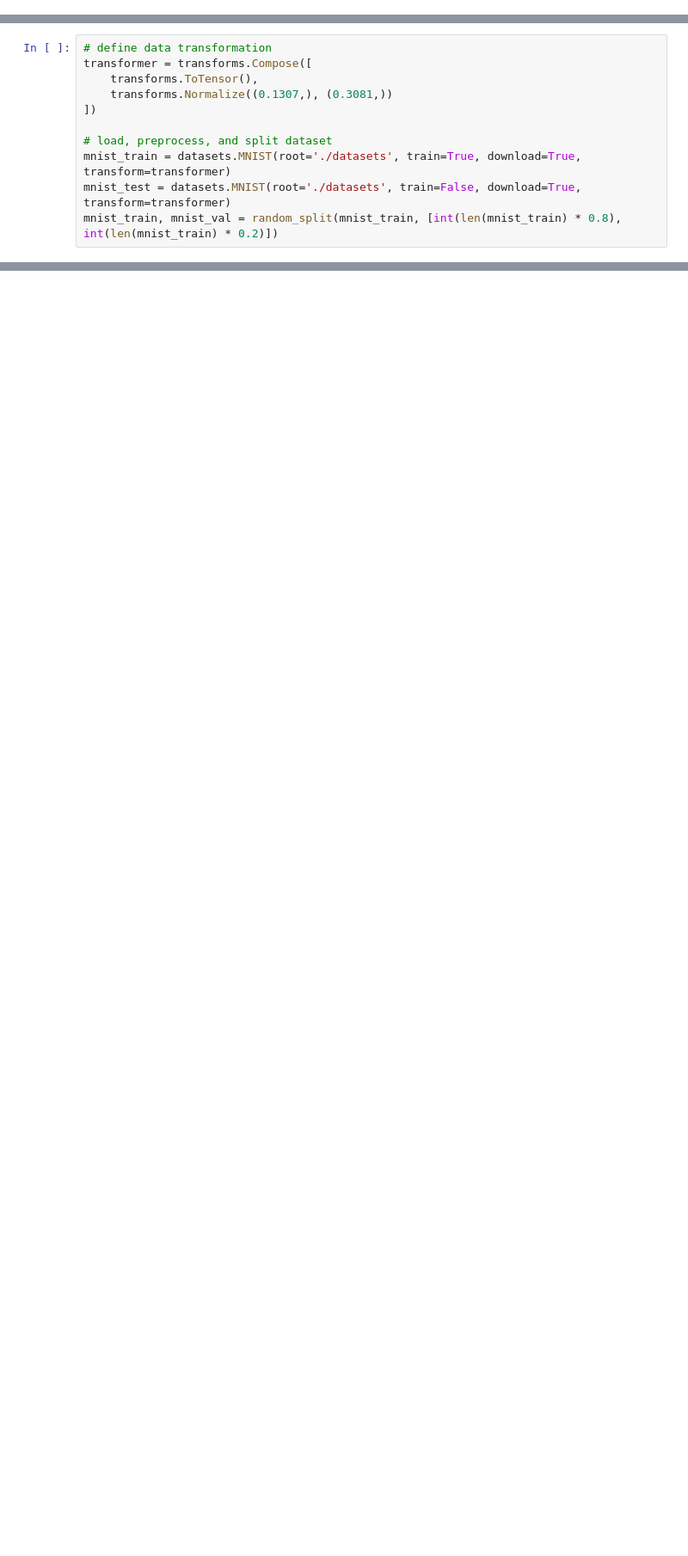
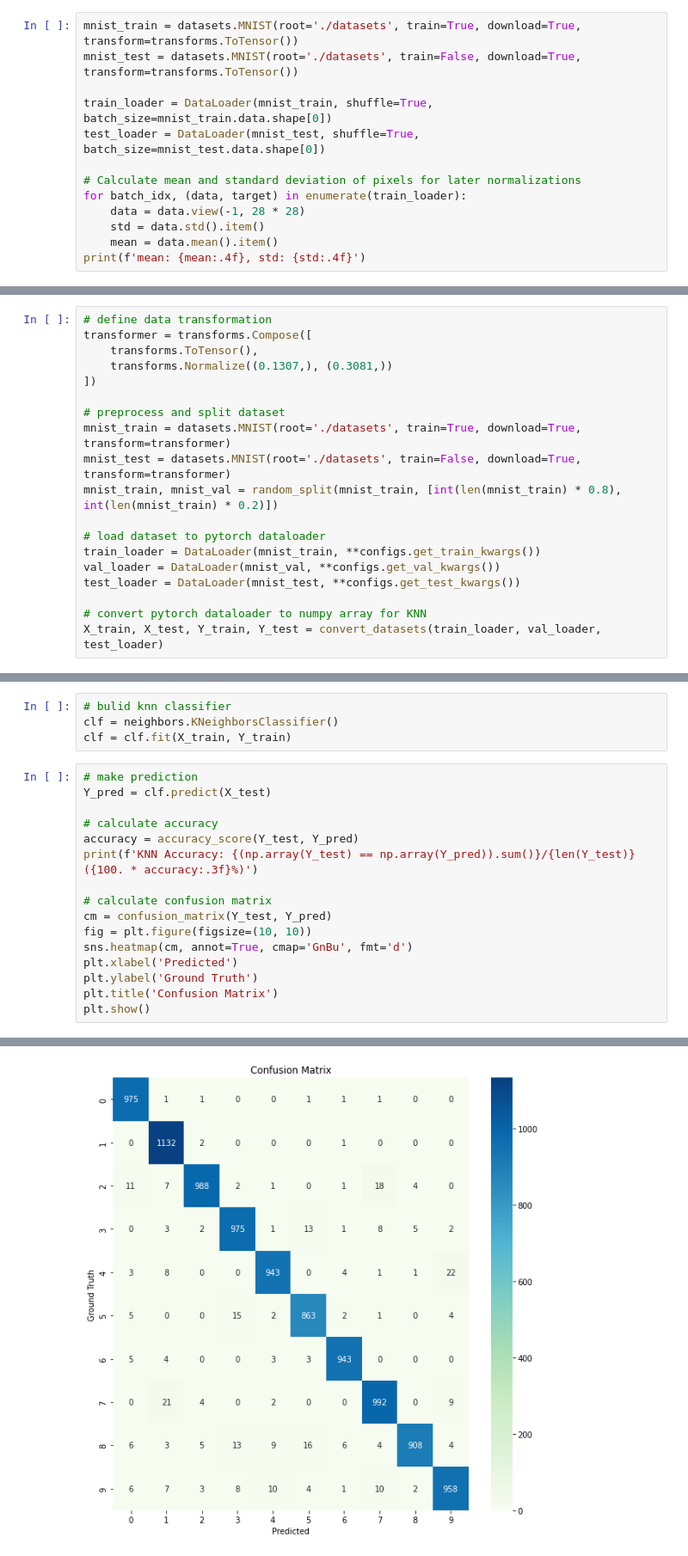
Before and after one commit to DimensionPrism/CSCI-4962-Projects-in-ML-and-AI, a Jupyter notebook: HW3/Homework3.ipynb, the cells around one changed output, grey strips where cells are left out. Shown at 86% size. Drawn from its saved outputs; the diff is of its cells as text; blank space fills up the shorter version.

```diff
--- a/HW3/Homework3.ipynb
+++ b/HW3/Homework3.ipynb
@@ -33,0 +86,13 @@ Label: 2
+# %%
+mnist_train = datasets.MNIST(root='./datasets', train=True, download=True, transform=transforms.ToTensor())
+mnist_test = datasets.MNIST(root='./datasets', train=False, download=True, transform=transforms.ToTensor())
+
+train_loader = DataLoader(mnist_train, shuffle=True, batch_size=mnist_train.data.shape[0])
+test_loader = DataLoader(mnist_test, shuffle=True, batch_size=mnist_test.data.shape[0])
+
+# Calculate mean and standard deviation of pixels for later normalizations
+for batch_idx, (data, target) in enumerate(train_loader):
+    data = data.view(-1, 28 * 28)
+    std = data.std().item()
+    mean = data.mean().item()
+print(f'mean: {mean:.4f}, std: {std:.4f}')
@@ -135,7 +243,15 @@ transformer = transforms.Compose([
     transforms.Normalize((0.1307,), (0.3081,))
 ])
 
-# load, preprocess, and split dataset
+# preprocess and split dataset
 mnist_train = datasets.MNIST(root='./datasets', train=True, download=True, transform=transformer)
 mnist_test = datasets.MNIST(root='./datasets', train=False, download=True, transform=transformer)
 mnist_train, mnist_val = random_split(mnist_train, [int(len(mnist_train) * 0.8), int(len(mnist_train) * 0.2)])
+
+# load dataset to pytorch dataloader
+train_loader = DataLoader(mnist_train, **configs.get_train_kwargs())
+val_loader = DataLoader(mnist_val, **configs.get_val_kwargs())
+test_loader = DataLoader(mnist_test, **configs.get_test_kwargs())
+
+# convert pytorch dataloader to numpy array for KNN
+X_train, X_test, Y_train, Y_test = convert_datasets(train_loader, val_loader, test_loader)
@@ -196,0 +321,21 @@ plt.show()
+# %%
+# bulid knn classifier
+clf = neighbors.KNeighborsClassifier()
+clf = clf.fit(X_train, Y_train)
+# %%
+# make prediction
+Y_pred = clf.predict(X_test)
+
+# calculate accuracy
+accuracy = accuracy_score(Y_test, Y_pred)
+print(f'KNN Accuracy: {(np.array(Y_test) == np.array(Y_pred)).sum()}/{len(Y_test)} ({100. * accuracy:.3f}%)')
+
+# calculate confusion matrix
+cm = confusion_matrix(Y_test, Y_pred)
+fig = plt.figure(figsize=(10, 10))
+sns.heatmap(cm, annot=True, cmap='GnBu', fmt='d')
+plt.xlabel('Predicted')
+plt.ylabel('Ground Truth')
+plt.title('Confusion Matrix')
+plt.show()
+# %% [output]
@@ -196,0 +343 @@ plt.show()
+[figure, added]
```
Also changed, not shown: parts of 18 cells of this notebook.
